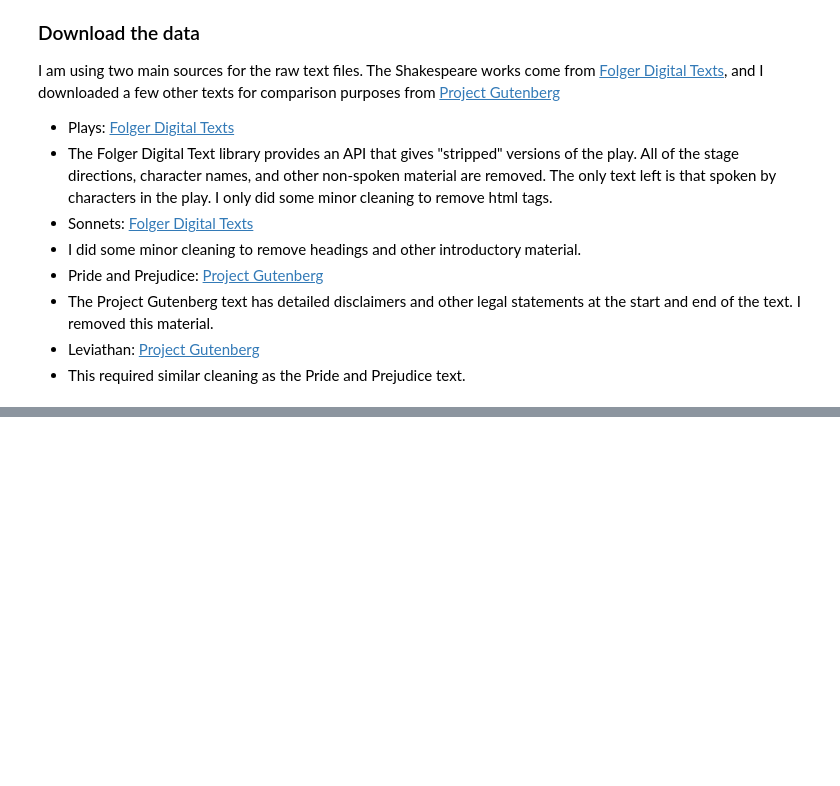
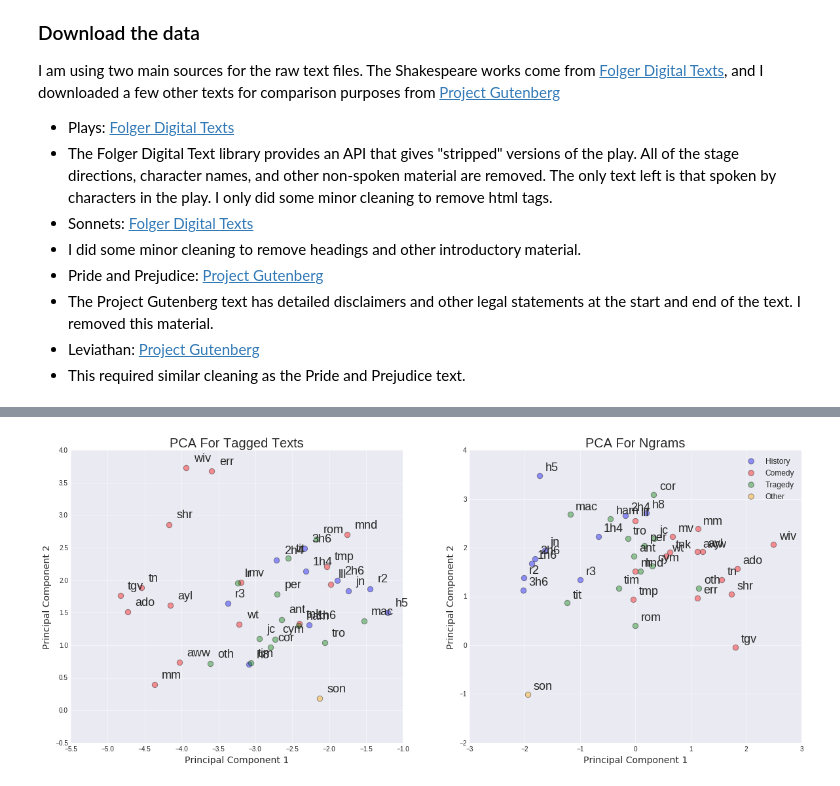
Before and after one commit to tpatricksullivan/shakespca, a Jupyter notebook: shakespca.ipynb, the cells around one changed output, grey strips where cells are left out. Cells and saved outputs as stored; diff of their text form; code cells hidden in the pictures; blank space fills up the shorter version.

```diff
--- a/shakespca.ipynb
+++ b/shakespca.ipynb
@@ -249,5 +158,0 @@ After finding the principal components we can transform the data into principal
-# %%
-def PC_Transform(inp, n_components):
-    PC_inp = Principal_Components(A)
-    topneigv = PC_inp.eig_vect[range(0,n_components+1)]
-    return A * topneigv
@@ -283,0 +219,5 @@ A pure PCA model easily distinguishes between Shakespeare and other authors. It
+# %%
+A_ng = cleanTaggedData.get_ngrams()
+justPlays_ng = A_ng.loc[justPlays]
+justShak_ng = A_ng.loc[justShak]
+A_ng.iloc[:,0:5].head()
@@ -283,0 +338,10 @@ A pure PCA model easily distinguishes between Shakespeare and other authors. It
+# %%
+justShak_tg_pc = PC_Transform(justShak_tg,2)
+justShak_ng_pc = PC_Transform(justShak_ng,2)
+fig = plt.figure(figsize = (20,8))
+plot_PCA(justShak_tg_pc, md, 'PCA For Tagged Texts', 1, fig)
+plot_PCA(justShak_ng_pc, md, 'PCA For Ngrams', 2, fig)
+plt.legend(loc='upper right')
+plt.show()
+# %% [output]
+[figure, added]
```
Also changed, not shown: parts of 49 cells of this notebook, 4 other files.
